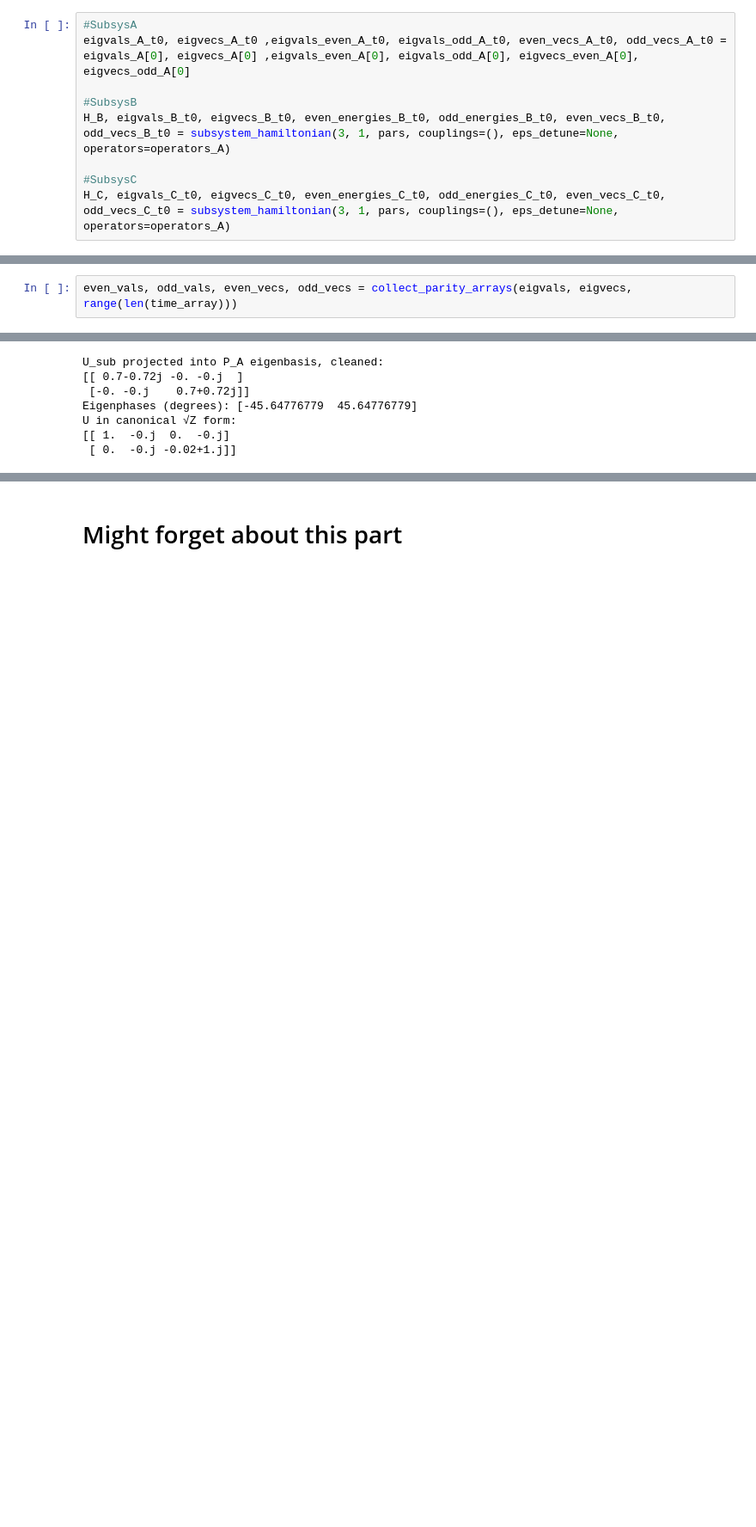
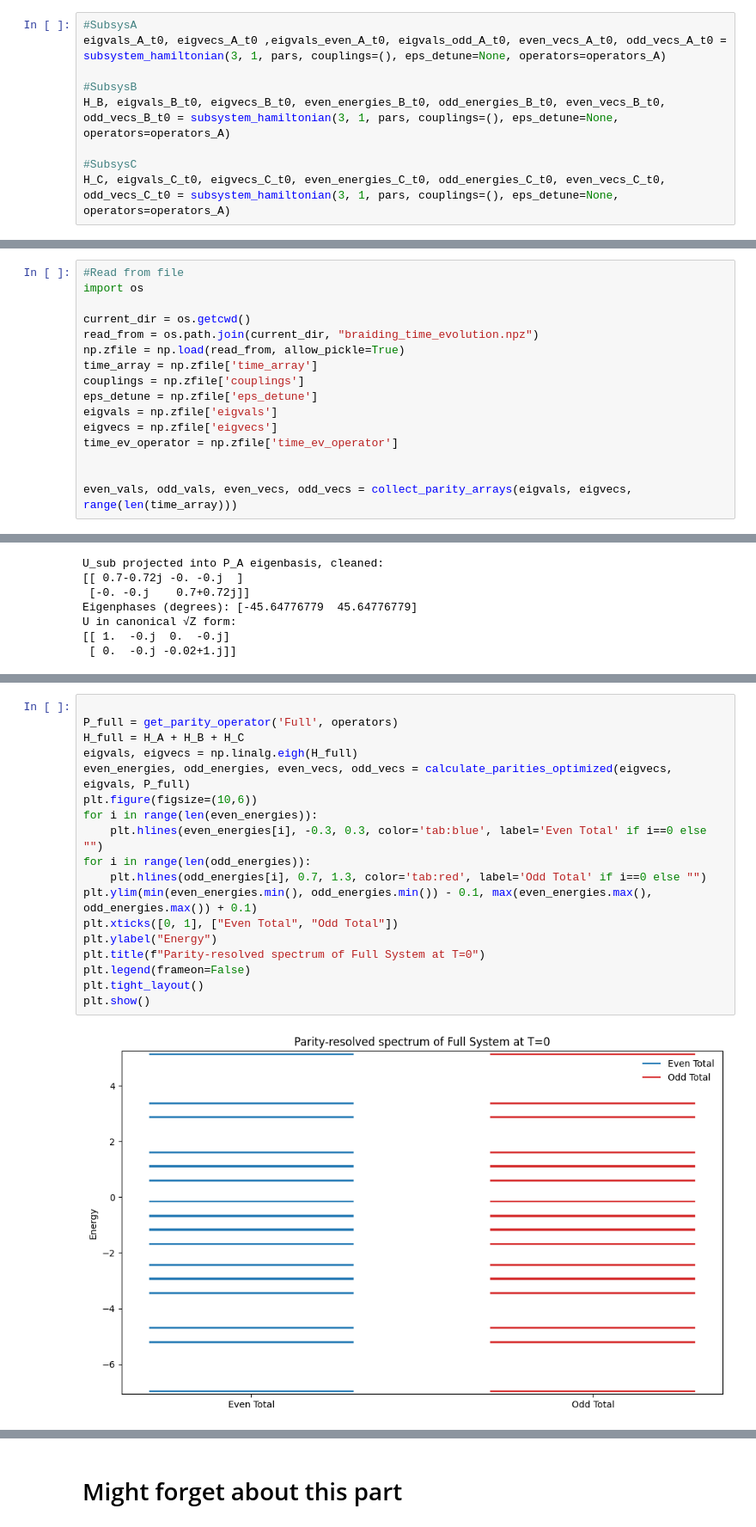
Before and after one commit to hishemok/MasterThesis, a Jupyter notebook: src/braiding/braiding.ipynb, the cells around one changed output, grey strips where cells are left out. Shown at 86% size. Drawn from its saved outputs; the diff is of its cells as text; blank space fills up the shorter version.

```diff
--- a/src/braiding/braiding.ipynb
+++ b/src/braiding/braiding.ipynb
@@ -980,7 +1035,7 @@ def subsystem_hamiltonian(n_sites, dupes, pars, couplings=(), eps_detune=None, o
     return H, eigvals, eigvecs, even_energies, odd_energies, even_vecs, odd_vecs
 # %%
 #SubsysA
-eigvals_A_t0, eigvecs_A_t0 ,eigvals_even_A_t0, eigvals_odd_A_t0, even_vecs_A_t0, odd_vecs_A_t0 = eigvals_A[0], eigvecs_A[0] ,eigvals_even_A[0], eigvals_odd_A[0], eigvecs_even_A[0], eigvecs_odd_A[0]
+eigvals_A_t0, eigvecs_A_t0 ,eigvals_even_A_t0, eigvals_odd_A_t0, even_vecs_A_t0, odd_vecs_A_t0 = subsystem_hamiltonian(3, 1, pars, couplings=(), eps_detune=None, operators=operators_A)
 
 #SubsysB
 H_B, eigvals_B_t0, eigvecs_B_t0, even_energies_B_t0, odd_energies_B_t0, even_vecs_B_t0, odd_vecs_B_t0 = subsystem_hamiltonian(3, 1, pars, couplings=(), eps_detune=None, operators=operators_A)
@@ -1127,3 +1194,17 @@ time_array, couplings, eps_detune, eigvals, eigvecs, time_ev_operator, adiabatic
 # %%
+#Read from file
+import os
+
+current_dir = os.getcwd()
+read_from = os.path.join(current_dir, "braiding_time_evolution.npz")
+np.zfile = np.load(read_from, allow_pickle=True)
+time_array = np.zfile['time_array']
+couplings = np.zfile['couplings']
+eps_detune = np.zfile['eps_detune']
+eigvals = np.zfile['eigvals']
+eigvecs = np.zfile['eigvecs']
+time_ev_operator = np.zfile['time_ev_operator']
+
+
 even_vals, odd_vals, even_vecs, odd_vecs = collect_parity_arrays(eigvals, eigvecs, range(len(time_array)))
 # %%
@@ -1454,0 +2479,20 @@ U(t) γ1 U†(t) = + γ2
+# %%
+
+P_full = get_parity_operator('Full', operators)
+H_full = H_A + H_B + H_C
+eigvals, eigvecs = np.linalg.eigh(H_full)
+even_energies, odd_energies, even_vecs, odd_vecs = calculate_parities_optimized(eigvecs, eigvals, P_full)
+plt.figure(figsize=(10,6))
+for i in range(len(even_energies)):
+    plt.hlines(even_energies[i], -0.3, 0.3, color='tab:blue', label='Even Total' if i==0 else "")
+for i in range(len(odd_energies)):
+    plt.hlines(odd_energies[i], 0.7, 1.3, color='tab:red', label='Odd Total' if i==0 else "")
+plt.ylim(min(even_energies.min(), odd_energies.min()) - 0.1, max(even_energies.max(), odd_energies.max()) + 0.1)
+plt.xticks([0, 1], ["Even Total", "Odd Total"])
+plt.ylabel("Energy")
+plt.title(f"Parity-resolved spectrum of Full System at T=0")
+plt.legend(frameon=False)
+plt.tight_layout()
+plt.show()
+# %% [output]
+[figure, added]
```
Also changed, not shown: parts of 24 cells of this notebook, 3 other files.
